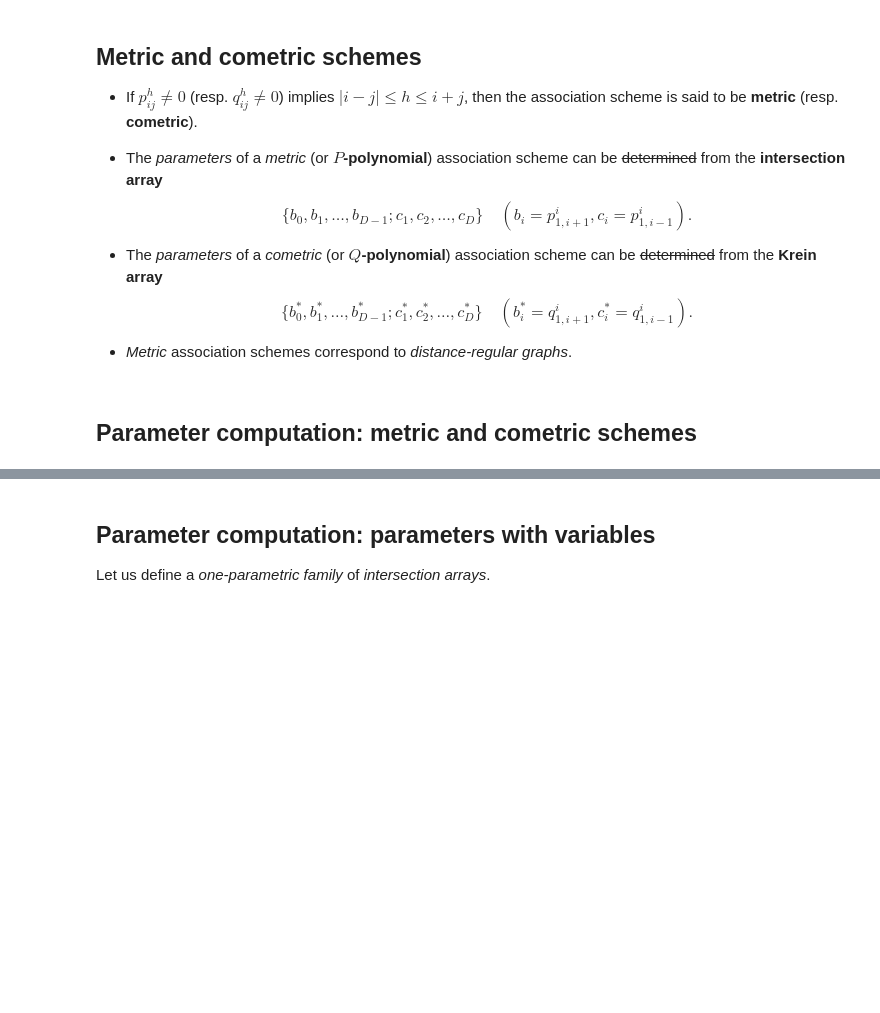
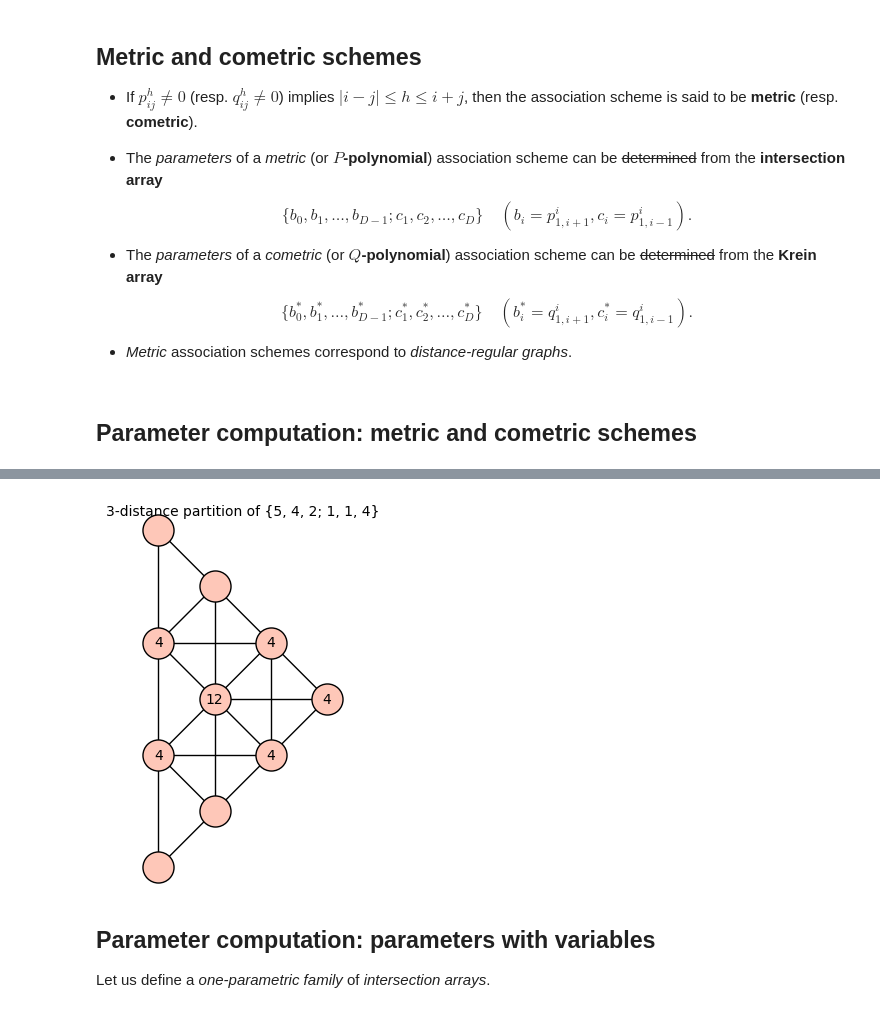
Before and after one commit to jaanos/sage-drg, a Jupyter notebook: jupyter/2021-06-22-8ecm/8ECM-sage-drg.ipynb, the cells around one changed output, grey strips where cells are left out. Drawn from its saved outputs; the diff is of its cells as text; code cells hidden in the pictures; blank space fills up the shorter version.

```diff
--- a/jupyter/2021-06-22-8ecm/8ECM-sage-drg.ipynb
+++ b/jupyter/2021-06-22-8ecm/8ECM-sage-drg.ipynb
@@ -131,5 +201,7 @@ syl.distancePartition()
 # %%
-syl.distancePartition(1)
+syl.distancePartition(3)
+# %% [output]
+[figure, added]
 # %% [markdown]
 ## Parameter computation: parameters with variables
 
```
Also changed, not shown: parts of 27 cells of this notebook, 1 other file.
